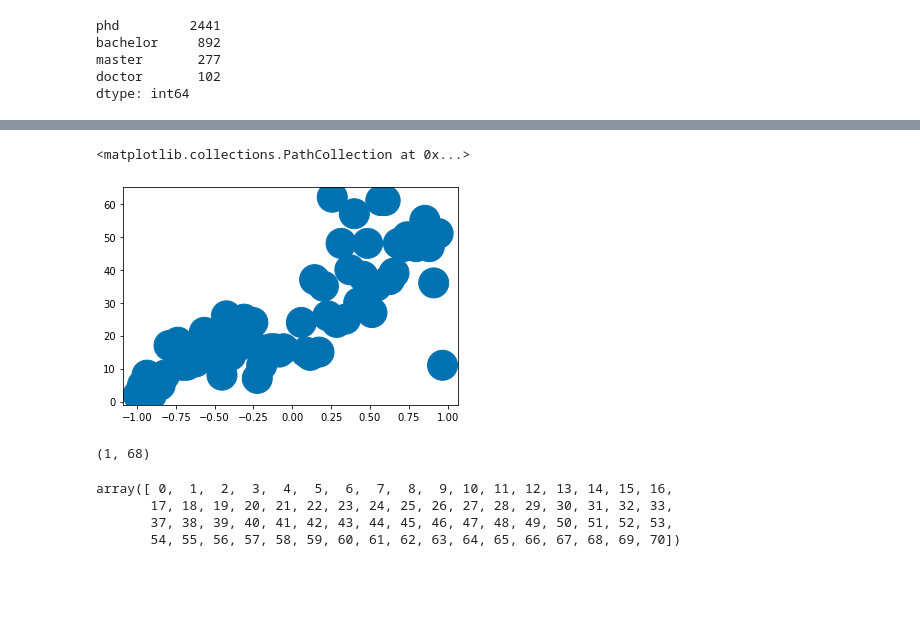
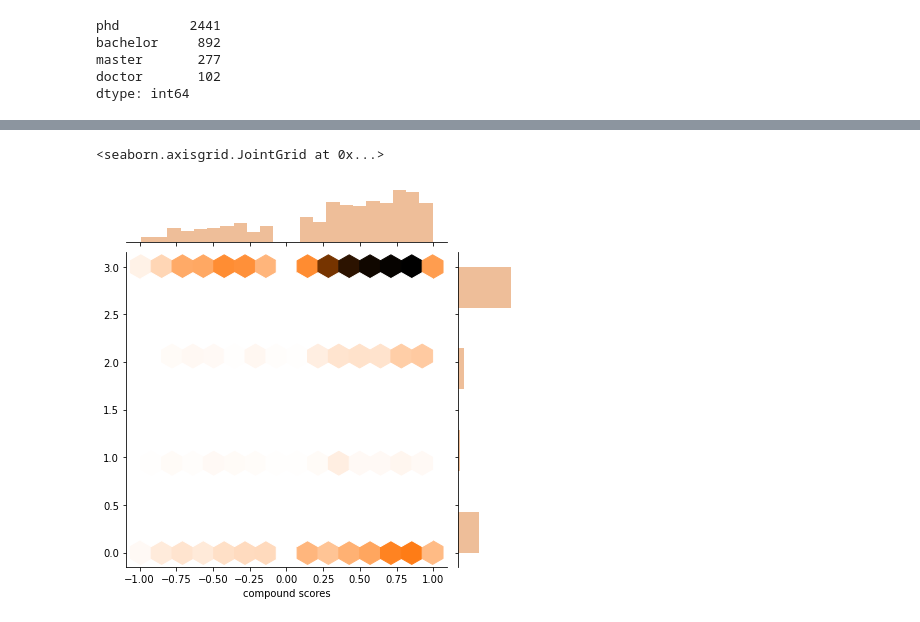
Before and after one commit to epfl-ada/ada-2021-project-272, a Jupyter notebook: Project.ipynb, the cells around one changed output, grey strips where cells are left out. Cells and saved outputs as stored; diff of their text form; code cells hidden in the pictures; blank space fills up the shorter version.

```diff
--- a/Project.ipynb
+++ b/Project.ipynb
@@ -1415,20 +1403,12 @@ array([  2.,   5.,   8.,   2.,   6.,   5.,   8.,  17.,  17.,  18.,  11.,
-# %%
-#data_phd[1]
-idx =np.where(np.abs(data_phd[1]) >= 0.05)
-data_phd[0][idx[0][0:np.shape(idx)[1]-1]]
-
-plt.scatter(data_phd[1][idx[0][0:np.shape(idx)[1]-1]], data_phd[0][idx[0][0:np.shape(idx)[1]-1]], alpha = 1, s = 900*np.ones(np.shape(idx)[1]-1), color = 'C0')
-# %% [output]
-<matplotlib.collections.PathCollection at 0x...>
-[figure, removed]
-# %%
-np.shape(idx)[1]
-# %% [output]
-(1, 68)
-# %%
-idx[0]
-# %% [output]
-array([ 0,  1,  2,  3,  4,  5,  6,  7,  8,  9, 10, 11, 12, 13, 14, 15, 16,
-       17, 18, 19, 20, 21, 22, 23, 24, 25, 26, 27, 28, 29, 30, 31, 32, 33,
-       37, 38, 39, 40, 41, 42, 43, 44, 45, 46, 47, 48, 49, 50, 51, 52, 53,
-       54, 55, 56, 57, 58, 59, 60, 61, 62, 63, 64, 65, 66, 67, 68, 69, 70])
+# %%
+
+from sklearn.preprocessing import LabelEncoder
+enc = LabelEncoder()
+enc.fit( gw_at_deg['degree'])
+degrees_num= enc.transform( gw_at_deg[np.abs(gw_at_deg['compound scores'] ) >=0.1]['degree'])
+
+
+sns.jointplot(gw_at_deg[np.abs(gw_at_deg['compound scores'] ) >=0.1]['compound scores'], degrees_num, kind="hex", color = 'C2', alpha = 1)
+# %% [output]
+<seaborn.axisgrid.JointGrid at 0x...>
+[figure, added]
```
Also changed, not shown: parts of 6 cells of this notebook.
